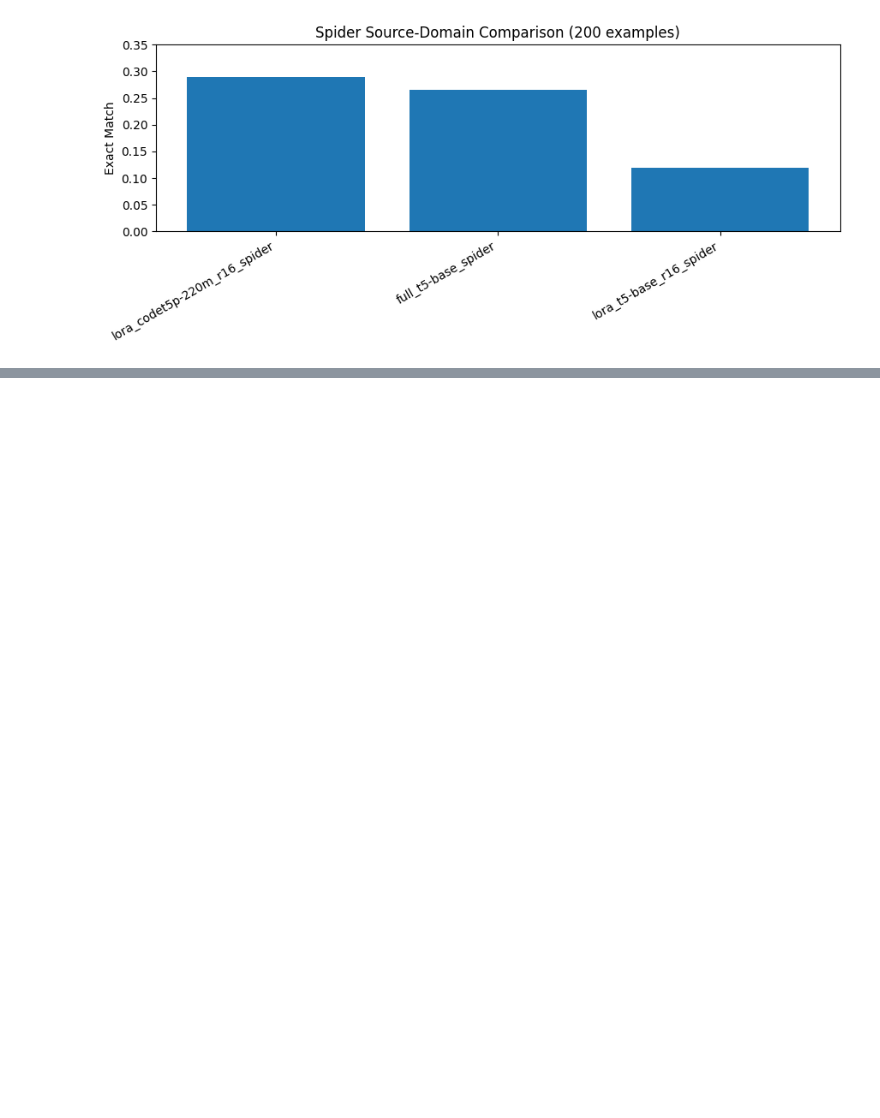
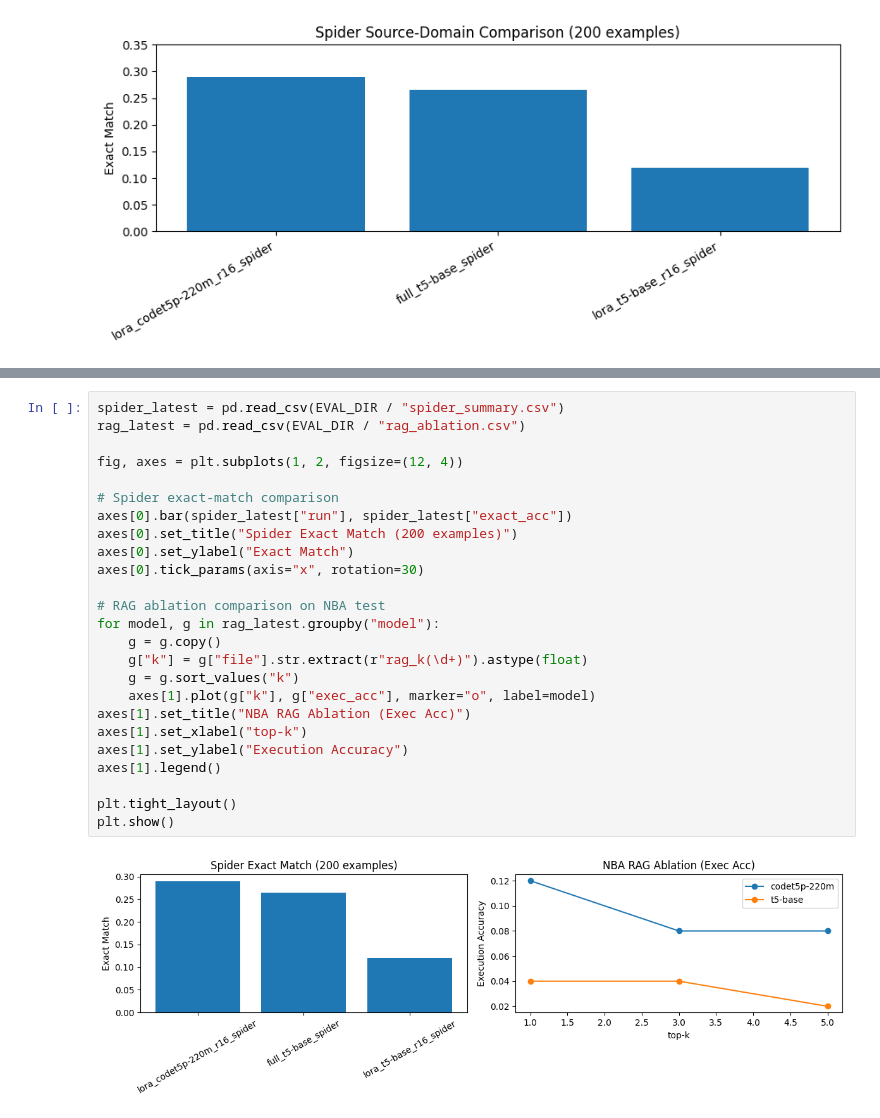
Before and after one commit to stanzixinwan/nba-text2sql, a Jupyter notebook: notebooks/exploration.ipynb, the cells around one changed output, grey strips where cells are left out. Saved outputs shown, nothing was run; the diff lists cells and outputs as text; blank space fills up the shorter version.

Commit message:
ran a few more eval and n10 nba fewshot

```diff
--- a/notebooks/exploration.ipynb
+++ b/notebooks/exploration.ipynb
@@ -153,0 +215,27 @@ plt.show()
+# %%
+spider_latest = pd.read_csv(EVAL_DIR / "spider_summary.csv")
+rag_latest = pd.read_csv(EVAL_DIR / "rag_ablation.csv")
+
+fig, axes = plt.subplots(1, 2, figsize=(12, 4))
+
+# Spider exact-match comparison
+axes[0].bar(spider_latest["run"], spider_latest["exact_acc"])
+axes[0].set_title("Spider Exact Match (200 examples)")
+axes[0].set_ylabel("Exact Match")
+axes[0].tick_params(axis="x", rotation=30)
+
+# RAG ablation comparison on NBA test
+for model, g in rag_latest.groupby("model"):
+    g = g.copy()
+    g["k"] = g["file"].str.extract(r"rag_k(\d+)").astype(float)
+    g = g.sort_values("k")
+    axes[1].plot(g["k"], g["exec_acc"], marker="o", label=model)
+axes[1].set_title("NBA RAG Ablation (Exec Acc)")
+axes[1].set_xlabel("top-k")
+axes[1].set_ylabel("Execution Accuracy")
+axes[1].legend()
+
+plt.tight_layout()
+plt.show()
+# %% [output]
+[figure, added]
```
Also changed, not shown: parts of 7 cells of this notebook, 13 other files.
